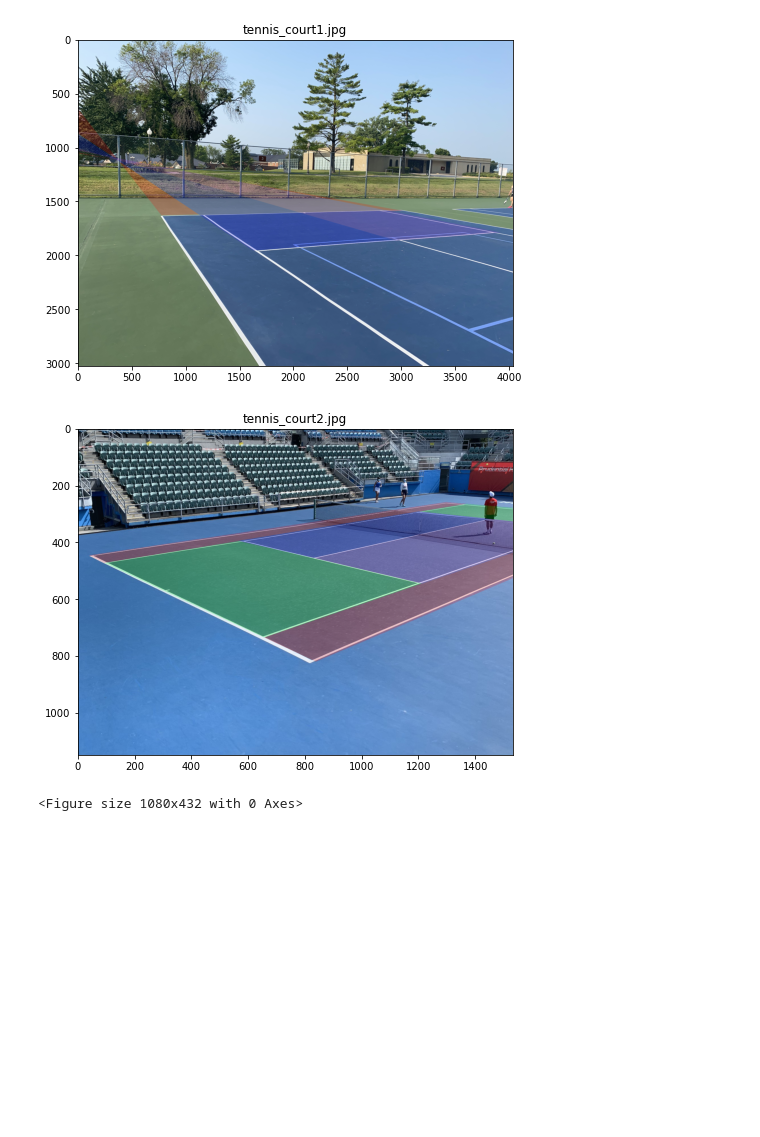
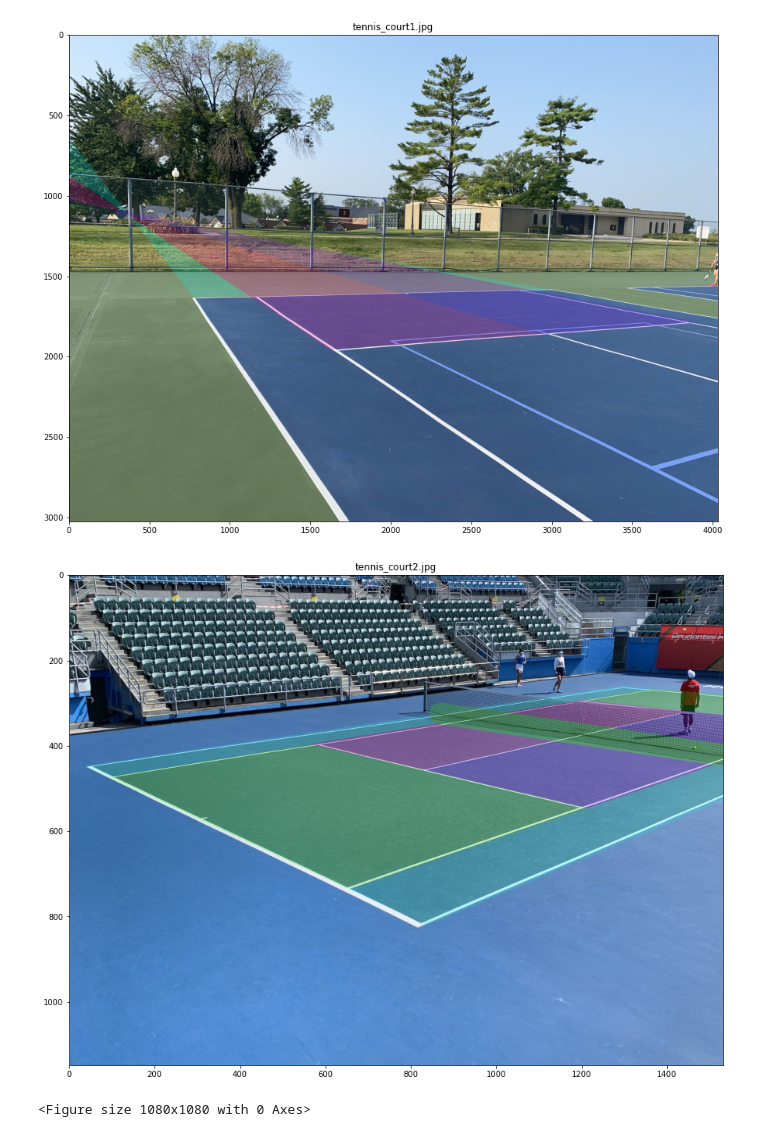
Before and after one commit to TrevMasterFlex/tennis_court, a Jupyter notebook: tennis_court.ipynb, the cells around one changed output. Saved outputs shown, nothing was run; the diff lists cells and outputs as text; code cells hidden in the pictures; blank space fills up the shorter version.

```diff
--- a/tennis_court.ipynb
+++ b/tennis_court.ipynb
@@ -50,7 +50,6 @@ def check_if_court_feature(point, other_point, line):
 
                 if add_point:
                     court_points.append({"point_x": point_x, "point_y": point_y, "m0": m0, "m1": m1, "b0": point_y - point_x*m0, "b1": point_y - point_x*m1})
-#                     cv2.circle(line_img, point, 50, 0, thickness=10)
 
 def process_image(image):
     global line_img
@@ -71,7 +70,6 @@ def process_image(image):
         s0 = linesP[i][0]
         s0end0 = (s0[0], s0[1])
         s0end1 = (s0[2], s0[3])
-#         cv2.line(line_img, s0end0, s0end1, (0, 255, 0), 5, cv2.LINE_AA)
 
         for j in range(i+1, number_of_lines):
             s1 = linesP[j][0]
@@ -128,7 +126,6 @@ def process_image(image):
                 rectangle = [1, 2, 6, 4]
                 pts = []
                 ptss = [[sp["point_x"], sp["point_y"]] for sp in slanted_set]
-#                 print(ptss)
 
                 for idx in rectangle:
                     sp = slanted_set[idx]
@@ -147,10 +144,7 @@ def process_image(image):
                         [[1372, 5486]], [[5486, 5486]], [[9601, 5486]]], dtype = float)
 
                 new_yo = cv2.perspectiveTransform(src2, h)
-#                 net2 = np.array([[[0, 11887]], [[10973, 11887]]], dtype=float)
-#                 net3 = cv2.perspectiveTransform(net2, h)
-#                 cv2.circle(line_img, (int(net3[0][0][0]), int(net3[0][0][1])), 50, 0, thickness=10)
-#                 cv2.circle(line_img, (int(net3[1][0][0]), int(net3[1][0][1])), 50, 0, thickness=10)
+
                 others = np.array([[[0, 11887]], [[10973, 11887]],
                     [[1372, 18288]], [[5486, 18288]], [[9601, 18288]],
                     [[0, 23774]], [[1372, 23774]], [[9601, 23774]], [[10973, 23774]]], dtype=float)
@@ -166,54 +160,47 @@ def process_image(image):
                 lanes = []
                 left_center = []
                 right_center = []
-
 
                 for br in back_rectangle_indices:
                     brc = []
 
                     for bri in br:
                         brc.append(combined[bri])
 
                     back_rectangles.append(np.array(brc, dtype=int))
 
                 for l in lane_indices:
                     lc = []
 
                     for li in l:
                         lc.append(combined[li])
 
                     lanes.append(np.array(lc, dtype=int))
 
                 for lci in left_center_indices:
                         left_center.append(combined[lci])
 
                 for rci in right_center_indices:
                         right_center.append(combined[rci])
 
-                cv2.fillPoly(m, back_rectangles, (0,255,0))
-                cv2.fillPoly(m, lanes, (255,0,0))
-                cv2.fillPoly(m, [np.array(left_center, dtype=int)], (0,0,255))
-                cv2.fillPoly(m, [np.array(right_center, dtype=int)], (155,52,235))
-                cv.line(m,(int(combined[]),int(combined[])),(int(combined[]),int(combined[])),(235,52,37),5)
-#                 cv2.fillPoly(m, [np.array(pts), np.array([others2[2][0], others2[4][0], others2[8][0], others2[6][0]], dtype=int)], (0,255,0))
-#                 cv2.fillPoly(m, [np.array([], dtype=int)], (0,0,255))
-#                 cv2.fillPoly(m, [], (255,0,0))
-
-#                 for other in others2:
-#                     cv2.circle(line_img, (int(other[0][0]), int(other[0][1])), 50, 0, thickness=10)
-    line_img = cv2.addWeighted(line_img, alpha, m, 1-alpha, 0.0)
-    plt.title(image)
-    plt.imshow(line_img)
-    plt.figure()
+                cv2.fillPoly(m, back_rectangles, (55, 255, 0))
+                cv2.fillPoly(m, lanes, (0, 255, 251))
+                cv2.fillPoly(m, [np.array(left_center, dtype=int)], (255, 0, 170))
+                cv2.fillPoly(m, [np.array(right_center, dtype=int)], (128, 0, 255))
+                cv2.line(m,(int(combined[7][0]),int(combined[7][1])),(int(combined[8][0]),int(combined[8][1])),(55, 255, 0),50)
+                line_img = cv2.addWeighted(line_img, alpha, m, 1-alpha, 0.0)
+                plt.title(image)
+                plt.imshow(line_img)
+                plt.figure()
 
 directory = 'tennis_court_images'
-plt.rcParams["figure.figsize"] = 15, 6
+plt.rcParams["figure.figsize"] = 15, 15
 
 for image in os.listdir('tennis_court_images'):
     process_image(image)
 # %% [output]
 [[771, 1628], [1132, 1620], [2801, 1594], [3014, 1589], [1621, 1955], [2952, 1863], [3917, 1789], array([3841.44670498, 5580.28468236]), array([8104.40707492, 2478.18354609]), array([-2143.37322942,   ...
 [[39, 447], [92, 473], [656, 736], [838, 820], [566, 396], [831, 456], [1212, 546], array([868.25193667, 324.43034204]), array([1717.37387723,  449.15960268]), array([1199.40935702,  293.24883781]), a ...
-[figure, old version]
+[figure, new version]
-[figure, old version]
+[figure, new version]
-<Figure size 1080x432 with 0 Axes>
+<Figure size 1080x1080 with 0 Axes>
```
